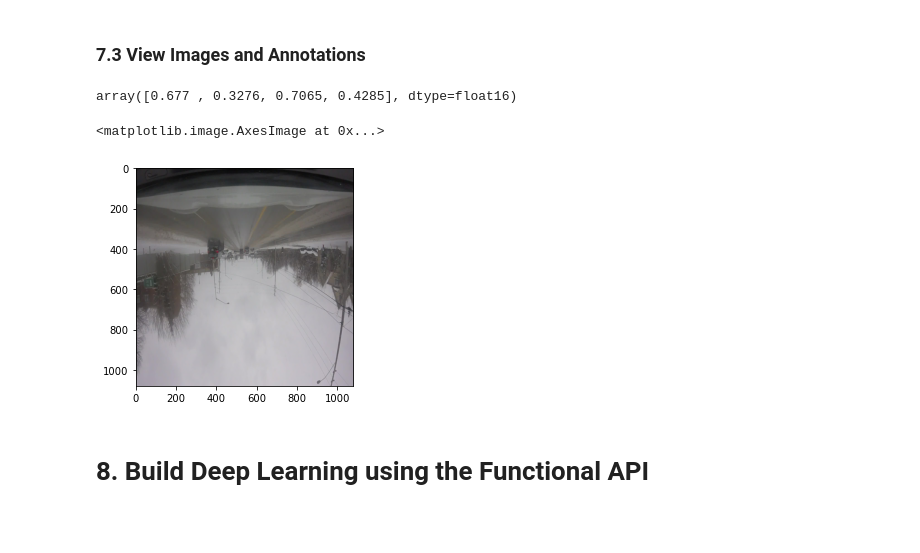
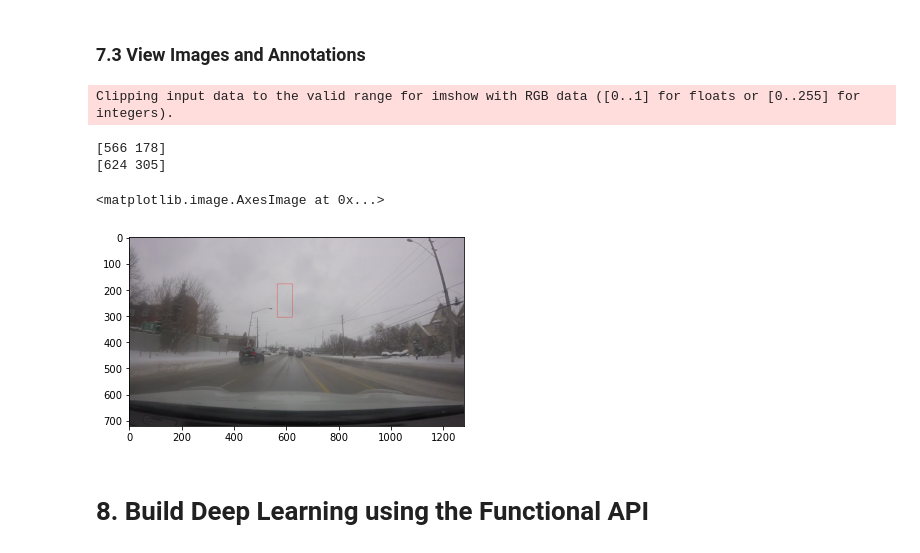
Before and after one commit to Deshan-salitha/pedestrian, a Jupyter notebook: pedestrian.ipynb, the cells around one changed output. Cells and saved outputs as stored; diff of their text form; code cells hidden in the pictures; blank space fills up the shorter version.

```diff
--- a/pedestrian.ipynb
+++ b/pedestrian.ipynb
@@ -208,8 +213,8 @@ for partition in ['train','test','val']:
 # # train_images = train_images.map(lambda x: x/255)
 # %%
-train_images = tf.data.Dataset.list_files('aug_data\\ts\\images\\*.jpg', shuffle=False)
+train_images = tf.data.Dataset.list_files('aug_data\\train\\images\\*.jpg', shuffle=False)
 train_images = train_images.map(load_image)
-train_images = train_images.map(lambda x: tf.image.resize(x, (1080,1080)))
+train_images = train_images.map(lambda x: tf.image.resize(x, (720,1280)))
 train_images = train_images.map(lambda x: x/255)
 # %%
 test_images = tf.data.Dataset.list_files('aug_data\\test\\images\\*.jpg', shuffle=False)
@@ -257,11 +262,11 @@ def load_labels(label_path):
 # %% [markdown]
 ### 6.2 Load Labels to Tensorflow Dataset
 # %%
-# train_labels = tf.data.Dataset.list_files('aug_data\\train\\labels\\*.json', shuffle=False)
-# train_labels = train_labels.map(lambda x: tf.py_function(load_labels, [x], [tf.uint8, tf.float16]))
+train_labels = tf.data.Dataset.list_files('aug_data\\train\\labels\\*.json', shuffle=False)
+train_labels = train_labels.map(lambda x: tf.py_function(load_labels, [x], [tf.uint8, tf.float16]))
 # %%
-train_labels = tf.data.Dataset.list_files('aug_data\\ts\\labels\\*.json', shuffle=False)
-train_labels = train_labels.map(lambda x: tf.py_function(load_labels, [x], [tf.uint8, tf.float16]))
+# train_labels = tf.data.Dataset.list_files('aug_data\\ts\\labels\\*.json', shuffle=False)
+# train_labels = train_labels.map(lambda x: tf.py_function(load_labels, [x], [tf.uint8, tf.float16]))
 # %%
 test_labels = tf.data.Dataset.list_files('aug_data\\test\\labels\\*.json', shuffle=False)
 test_labels = test_labels.map(lambda x: tf.py_function(load_labels, [x], [tf.uint8, tf.float16]))
@@ -286,8 +291,8 @@ len(train_images), len(train_labels), len(test_images), len(test_labels), len(va
 # %%
 train = tf.data.Dataset.zip((train_images, train_labels))
 train = train.shuffle(5000)
-train = train.batch(8)
-train = train.prefetch(4)
+train = train.batch(2)
+train = train.prefetch(3)
 # %%
 test = tf.data.Dataset.zip((test_images, test_labels))
 test = test.shuffle(1300)
@@ -312,8 +317,6 @@ data_samples = train.as_numpy_iterator()
 res = data_samples.next()
 # %%
 res[1][1][0]
-# %% [output]
-array([0.677 , 0.3276, 0.7065, 0.4285], dtype=float16)
 # %%
 # fig, ax = plt.subplots(ncols=3, figsize=(120,120))
 # for idx in range(3):
@@ -334,22 +337,26 @@ array([0.677 , 0.3276, 0.7065, 0.4285], dtype=float16)
 # %%
 idx=0
 sample_image = res[0][idx]
 # print(sample_image)
 sample_coords = res[1][1][idx]
-# print(np.multiply(sample_coords[:2], [1920,1080]).astype(int))
-# cv2.rectangle(sample_image,
-#               (290.8, 219.6),
-#               (311 , 391),
-#                     (255,0,0), 2)
-cv2.rectangle(sample_image,
-              tuple(np.multiply(sample_coords[:2], [1920,1080]).astype(int)),
-              tuple(np.multiply(sample_coords[2:], [1920,1080]).astype(int)),
+print(np.multiply(sample_coords[:2], [1280,720]).astype(int))
+print(np.multiply(sample_coords[2:], [1280,720]).astype(int))
+# # cv2.rectangle(sample_image,
+# #               (290.8, 219.6),
+# #               (311 , 391),
+# #                     (255,0,0), 2)
+final_image = cv2.rectangle(sample_image,
+              tuple(np.multiply(sample_coords[:2], [1280,720]).astype(int)),
+              tuple(np.multiply(sample_coords[2:], [1280,720]).astype(int)),
               (255,0,0), 1)
 
-plt.imshow(sample_image)
+plt.imshow(final_image)
 # %% [output]
-<matplotlib.image.AxesImage at 0x...>
+Clipping input data to the valid range for imshow with RGB data ([0..1] for floats or [0..255] for integers).
+[566 178]
+[624 305]
+<matplotlib.image.AxesImage at 0x...>
-[figure, old version]
+[figure, new version]
 # %% [markdown]
 # 8. Build Deep Learning using the Functional API
 # %% [markdown]
```
Also changed, not shown: parts of 37 cells of this notebook.
